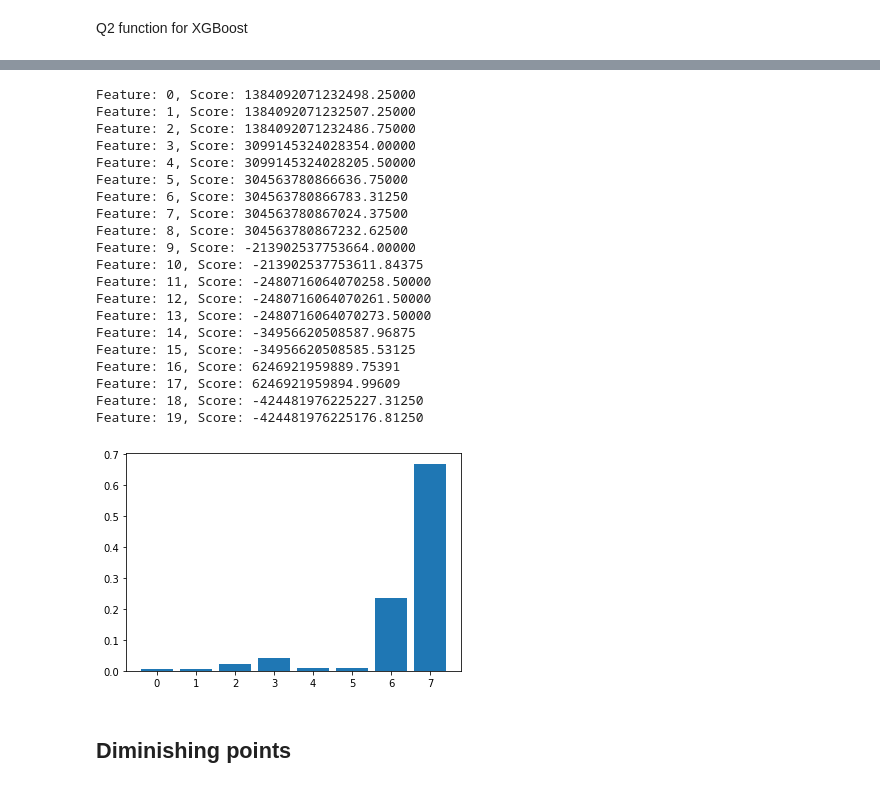
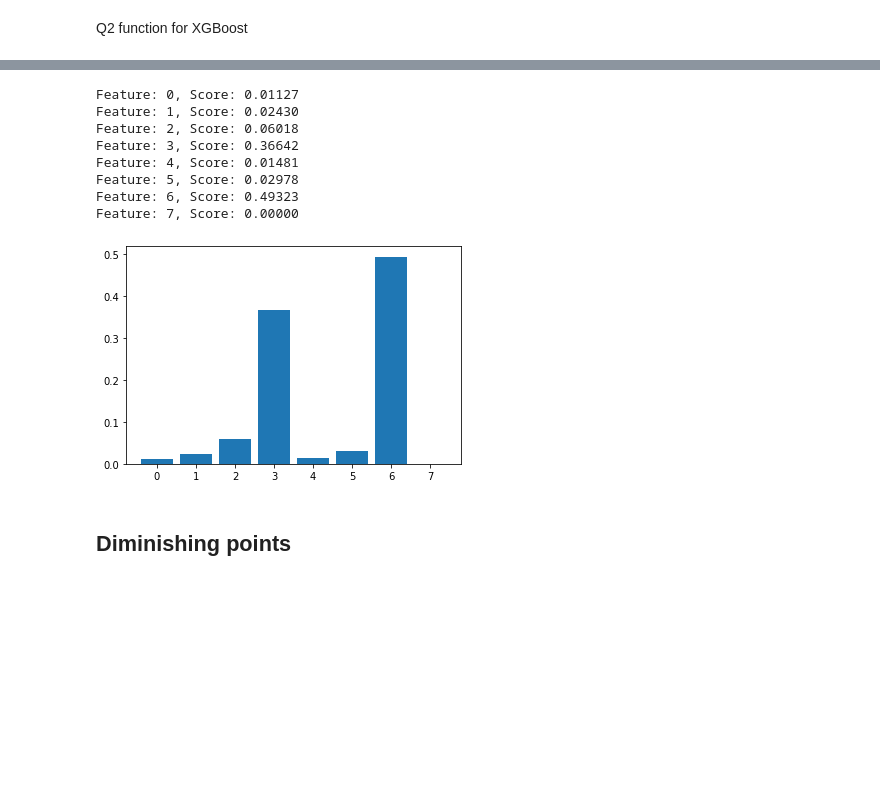
Before and after one commit to kenll99minecart/Immunopeptide, a Jupyter notebook: Linear regression.ipynb, the cells around one changed output, grey strips where cells are left out. Saved outputs shown, nothing was run; the diff lists cells and outputs as text; code cells hidden in the pictures; blank space fills up the shorter version.

```diff
--- a/Linear regression.ipynb
+++ b/Linear regression.ipynb
@@ -82,3 +96,8 @@ print(X.shape)
+# %%
+from sklearn.utils import shuffle
+X, y = shuffle(X, y, random_state=0)
+X = X.reset_index(drop = True)
+y = y.reset_index(drop = True)
 # %%
 from sklearn import linear_model
 regr = linear_model.LinearRegression()
@@ -153,11 +170,13 @@ def getQ2(test_pred, test_res, rand_res):
     return(Q2)
 # %%
 from sklearn.model_selection import KFold, train_test_split
+from sklearn.metrics import r2_score
 import statistics as statss
 kf = KFold(n_splits=5) #, shuffle = True
 kf.get_n_splits(X)
 regrt = linear_model.LinearRegression()
 Q2=[]
+r2 = []
 z=0
 
 #X, X_test, y, y_test = train_test_split(X, y, test_size=0.2)
@@ -199,8 +218,10 @@ for p in range(8):
 
     #print(trainX.head(2))
         Q2infold.append(getQ2(Test_pred,Test_res,rand_res))
+        r2.append(r2_score(testY,Pred_test))
     Q2.append(np.mean(Q2infold))
 print(Q2infold)
+print(r2)
 plt.plot([1,2,3,4,5,6,7,8],Q2)
 print(Q2)
 plt.show()
@@ -246,13 +268,13 @@ for train_index, test_index in kf.split(log_X):
     fitParams, fitCovariances = curve_fit(sigmoid, Xdata, np.array(trainY), p0)
 
 
-    plt.scatter(testX['100'],testY,alpha = 0.1)
+    plt.scatter(testX['OligoConc'],testY,alpha = 0.1)
     #print(testX)
     testXnp = np.flip(testX.to_numpy())
     #print(fitParams[0])
     outsig = sigmoid(testXnp,fitParams[0],fitParams[1],fitParams[2],fitParams[3],fitParams[4],fitParams[5],fitParams[6],fitParams[7],fitParams[8],fitParams[9],fitParams[10],fitParams[11],fitParams[12],fitParams[13],fitParams[14],fitParams[15],fitParams[16],fitParams[17])
     #print(outsig)
-    plt.scatter(testX['100'],outsig,c = "red")
+    plt.scatter(testX['OligoConc'],outsig,c = "red")
 
     plt.show()
     Mean_trained_y = statss.mean(trainY.values.ravel())
@@ -343,11 +383,15 @@ False
 import xgboost as xgb
 from sklearn.preprocessing import LabelEncoder
 from sklearn.metrics import mean_absolute_error
-#le = LabelEncoder()
-#y_train_XGBoost = le.fit_transform(y)
+from sklearn.utils import shuffle
+
+
 
 xgbc = xgb.XGBRegressor(tree_method="hist", enable_categorical=True)#tree_method="gpu_hist"#enable_categorical=True, eval_metric = mean_absolute_error
 
+df_input, df_output = shuffle(df_input, df_output, random_state=0)
+df_input = df_input.reset_index(drop = True)
+df_output = df_output.reset_index(drop = True)
 
 df_inBoost =  df_input.copy()
 df_inBoost['Orientation'] = df_inBoost['Orientation'].astype("category")
@@ -357,8 +401,12 @@ df_inBoost['Attachment'] = df_inBoost['Attachment'].astype("category")
 df_inBoost['Lipid'] = df_inBoost['Lipid'].astype("category")
 df_inBoost['Size'] = df_inBoost['Size'].astype("category")
 df_inBoost['PeptideDensity'] = df_inBoost['PeptideDensity'].astype("category")
-df_inBoost['OligoConc'] = df_inBoost['OligoConc'].astype("category")
 
+df_inBoost = df_inBoost[df_inBoost['OligoConc'] == 100]
+
+#df_inBoost['OligoConc'] = df_inBoost['OligoConc'].astype("category")
+df_output = df_output.iloc[df_inBoost.index]
+print(df_output)
 df_inBoost, df_inBoost_test, df_outputB, df_outputB_test = train_test_split(df_inBoost, df_output, test_size=0.2)
 
 print(df_inBoost.dtypes)
@@ -460,34 +533,22 @@ plt.show()
 # %%
 #get importance
 importanceXG = xgbt.feature_importances_
 #summarize
-for i,v in enumerate(importance):
+for i,v in enumerate(importanceXG):
     print('Feature: %0d, Score: %.5f' %(i,v))
 #plot feature importance
 plt.bar([x for x in range(len(importanceXG))], importanceXG)
 plt.show()
 # %% [output]
-Feature: 0, Score: 1384092071232498.25000
-Feature: 1, Score: 1384092071232507.25000
-Feature: 2, Score: 1384092071232486.75000
-Feature: 3, Score: 3099145324028354.00000
-Feature: 4, Score: 3099145324028205.50000
-Feature: 5, Score: 304563780866636.75000
-Feature: 6, Score: 304563780866783.31250
-Feature: 7, Score: 304563780867024.37500
-Feature: 8, Score: 304563780867232.62500
-Feature: 9, Score: -213902537753664.00000
-Feature: 10, Score: -213902537753611.84375
-Feature: 11, Score: -2480716064070258.50000
-Feature: 12, Score: -2480716064070261.50000
-Feature: 13, Score: -2480716064070273.50000
-Feature: 14, Score: -34956620508587.96875
-Feature: 15, Score: -34956620508585.53125
-Feature: 16, Score: 6246921959889.75391
-Feature: 17, Score: 6246921959894.99609
-Feature: 18, Score: -424481976225227.31250
-Feature: 19, Score: -424481976225176.81250
+Feature: 0, Score: 0.01127
+Feature: 1, Score: 0.02430
+Feature: 2, Score: 0.06018
+Feature: 3, Score: 0.36642
+Feature: 4, Score: 0.01481
+Feature: 5, Score: 0.02978
+Feature: 6, Score: 0.49323
+Feature: 7, Score: 0.00000
-[figure, old version]
+[figure, new version]
 # %% [markdown]
 ## Diminishing points
 # %%
```
Also changed, not shown: parts of 16 cells of this notebook.
